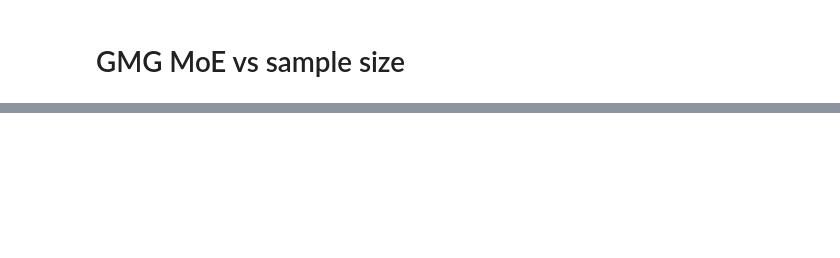
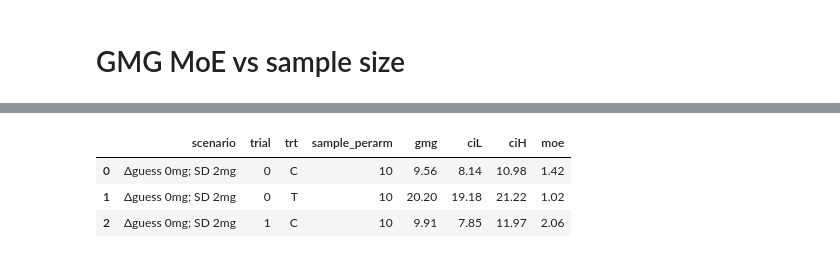
Before and after one commit to szb37/ADAPT-codebase, a Jupyter notebook: notebooks/moe_vs_samplesize.ipynb, the cells around one changed output, grey strips where cells are left out. Cells and saved outputs as stored; diff of their text form; code cells hidden in the pictures; blank space fills up the shorter version.

```diff
--- a/notebooks/moe_vs_samplesize.ipynb
+++ b/notebooks/moe_vs_samplesize.ipynb
@@ -100,0 +145,39 @@ plt.show()
+# %%
+### Calculate df_rawCIs, ie. CI of each arm
+scenarios = df_patientsData.scenario.unique().tolist()
+trials = df_patientsData.trial.unique().tolist()
+trts = df_patientsData.trt.unique().tolist()
+
+rows=[]
+for scenario, sample_perarm, trial, trt in product(scenarios, samples_perarm, trials, trts):
+
+    df_tmp = df_patientsData.loc[
+        (df_patientsData.scenario==scenario) &
+        (df_patientsData.trial==trial) &
+        (df_patientsData.trt==trt)].iloc[:sample_perarm,:]
+
+    gmg = df_tmp['gmg'].to_numpy()
+
+    assert df_tmp.shape[0] == sample_perarm
+    assert len(gmg) == sample_perarm
+
+    ci = stats.ttest_1samp(gmg, popmean=0).confidence_interval(confidence_level=0.95)
+
+    row={}
+    row['scenario'] = scenario
+    row['trial'] = trial
+    row['trt'] = trt
+    row['sample_perarm'] = sample_perarm
+    row['gmg'] = round(gmg.mean(),2)
+    row['ciL'] = round(ci.low,2)
+    row['ciH'] = round(ci.high,2)
+    row['moe'] = round((ci.high-ci.low)/2,2)
+    rows.append(row)
+
+df_rawCIs = pd.DataFrame(rows)
+df_rawCIs.head(3)
+# %% [output]
+|  | scenario | trial | trt | sample_perarm | gmg | ciL | ciH | moe |
+| 0 | Δguess 0mg; SD 2mg | 0 | C | 10 | 9.56 | 8.14 | 10.98 | 1.42 |
+| 1 | Δguess 0mg; SD 2mg | 0 | T | 10 | 20.20 | 19.18 | 21.22 | 1.02 |
+| 2 | Δguess 0mg; SD 2mg | 1 | C | 10 | 9.91 | 7.85 | 11.97 | 2.06 |
```
Also changed, not shown: parts of 7 cells of this notebook, 8 other files.
